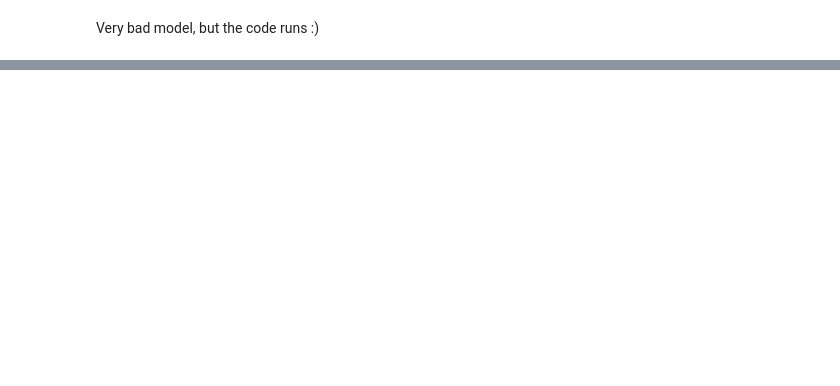
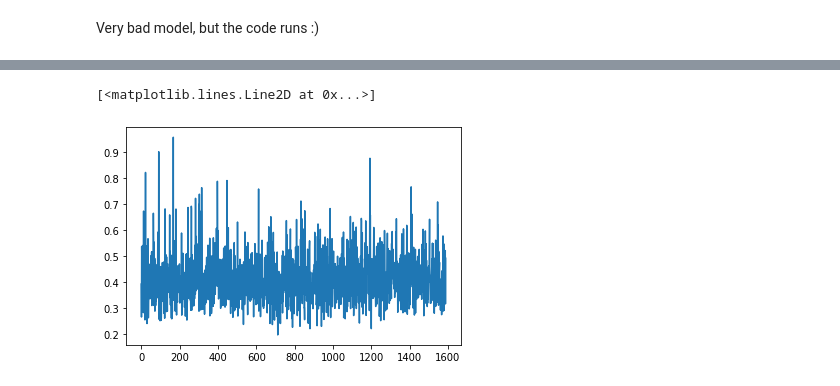
Before and after one commit to Samicus/Adv_ML_Project, a Jupyter notebook: testEDA_pontus.ipynb, the cells around one changed output, grey strips where cells are left out. Drawn from its saved outputs; the diff is of its cells as text; code cells hidden in the pictures; blank space fills up the shorter version.

```diff
--- a/testEDA_pontus.ipynb
+++ b/testEDA_pontus.ipynb
@@ -703,0 +707,7 @@ Mean score on training data, only scored targets: 0.54083
+# %%
+X = get_node_features(train)
+print(X.shape)
+A_pairs = get_struct_adj(data = train)
+print(A_pairs.shape)
+D = get_dist_adj(data = train, power = 1)
+print(D.shape)
@@ -703,0 +968,5 @@ Mean score on training data, only scored targets: 0.54083
+# %%
+import sklearn
+from sklearn.model_selection import KFold
+k_folds = 5
+num_epochs = 1
@@ -704,3 +1064,8 @@ Mean score on training data, only scored targets: 0.54083
+# %%
+plt.plot(scores)
+# %% [output]
+[<matplotlib.lines.Line2D at 0x...>]
+[figure, added]
 # %% [markdown]
 ### To do / log:
 * Reflect on what types of GNN models might be of interest for our project. GraphConv?
```
Also changed, not shown: parts of 29 cells of this notebook.
